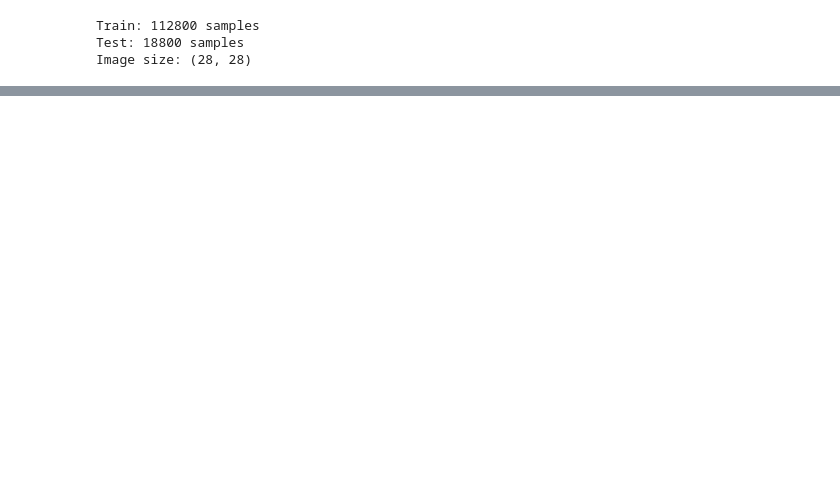
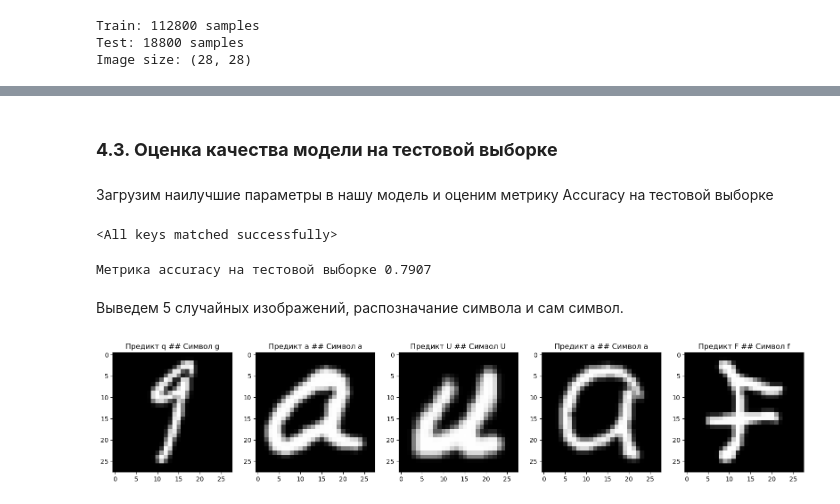
Before and after one commit to Pyfpaf/service-emnist, a Jupyter notebook: prepare_model.ipynb, the cells around one changed output, grey strips where cells are left out. Cells and saved outputs as stored; diff of their text form; code cells hidden in the pictures; blank space fills up the shorter version.

Commit message:
Completed model

```diff
--- a/prepare_model.ipynb
+++ b/prepare_model.ipynb
@@ -123,0 +254,45 @@ clf = ...
+# %% [markdown]
+### **4.3. Оценка качества модели на тестовой выборке**
+# %% [markdown]
+Загрузим наилучшие параметры в нашу модель и оценим метрику Accuracy на тестовой выборке
+# %%
+clf.load_state_dict(best_model)
+# %% [output]
+<All keys matched successfully>
+# %%
+clf.eval()
+with torch.no_grad():
+    running_test_loss = []
+    true_test_answer = 0
+
+    for X, y in test_dataloader:
+        y = y.reshape(-1).to(torch.int32)
+        y = torch.eye(47)[y]
+        pred = clf(X)
+        loss = loss_fn(pred, y)
+
+        running_test_loss.append(loss.item())
+        mean_test_loss = sum(running_test_loss)/len(running_test_loss)
+        true_test_answer += (pred.argmax(dim=1) == y.argmax(dim=1)).sum().item()
+
+    test_acc = true_test_answer / len(test_dataset)
+print(f'Метрика accuracy на тестовой выборке {test_acc:.4f}')
+# %% [output]
+Метрика accuracy на тестовой выборке 0.7907
+# %% [markdown]
+Выведем 5 случайных изображений, распозначание символа и сам символ.
+# %%
+X_test_tensor = torch.from_numpy(X_test.astype(np.float32))
+y_test_tensor = torch.from_numpy(y_test.astype(np.float32))
+clf.eval()
+with torch.no_grad():
+    predict_test = clf(X_test_tensor)
+# %%
+fig, ax = plt.subplots(1, 5, figsize=(20, 12))
+
+rand_numbers = [random.randint(1, len(predict_test)) for _ in range(5)]
+for i in range(5):
+    ax[i].imshow(images_test[rand_numbers[i]], cmap='gray')
+    ax[i].set_title(f'Предикт {labels_dict[predict_test[rand_numbers[i]].argmax().item()]} ## Символ {labels_dict[int(y_test_tensor[rand_numbers[i]].item())]}')
+# %% [output]
+[figure, added]
```
Also changed, not shown: parts of 28 cells of this notebook, 1 other file.
